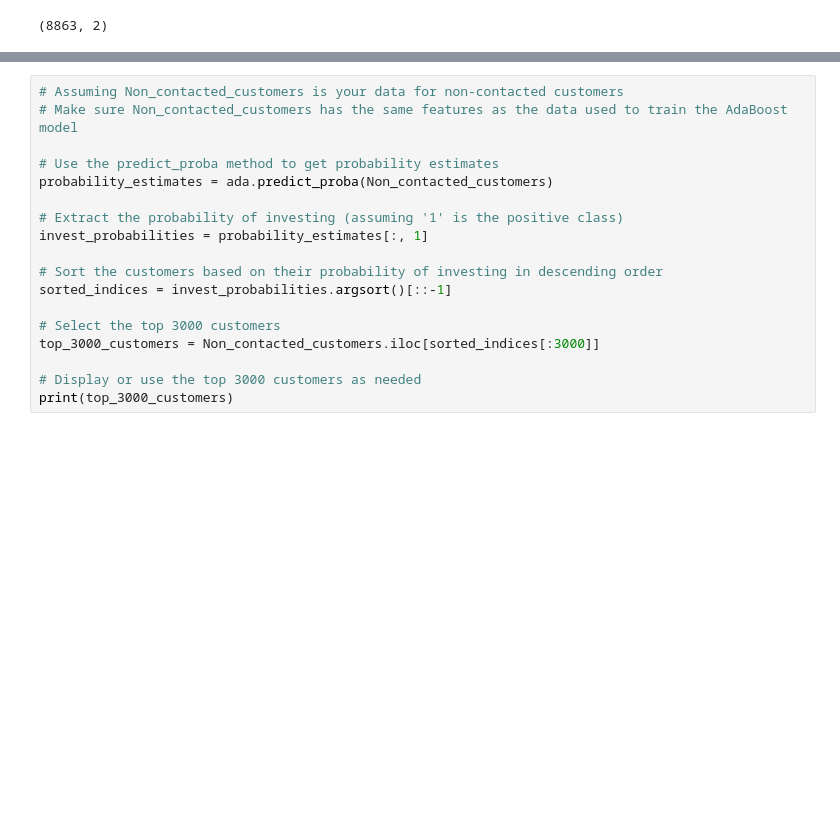
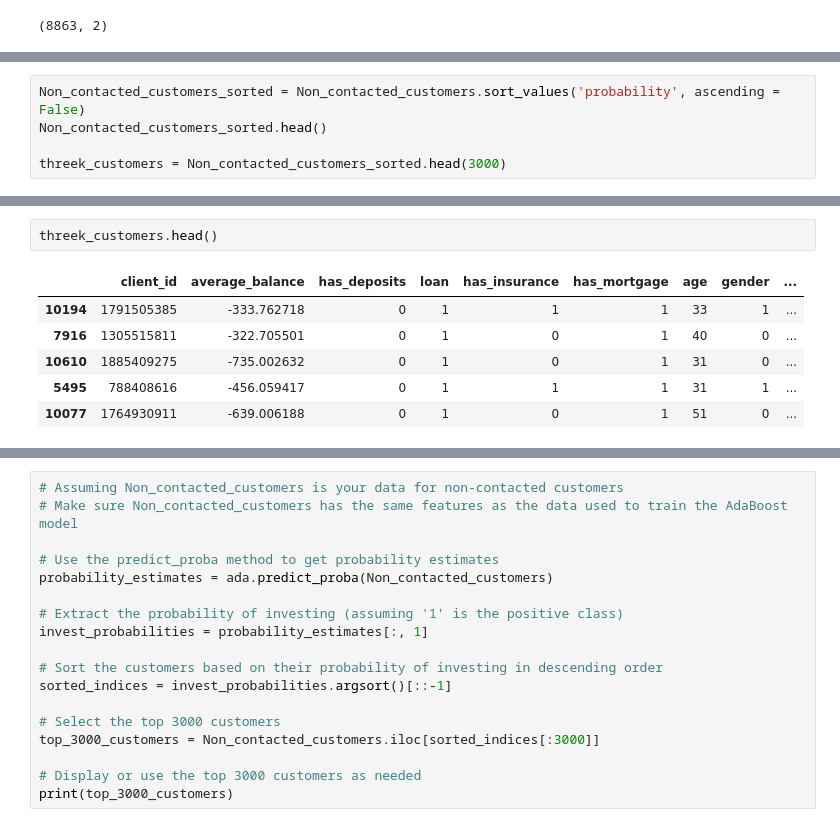
Before and after one commit to braverun/cb_case_study, a Jupyter notebook: cb_case_study.ipynb, the cells around one changed output, grey strips where cells are left out. Cells and saved outputs as stored; diff of their text form; blank space fills up the shorter version.

```diff
--- a/cb_case_study.ipynb
+++ b/cb_case_study.ipynb
@@ -676,0 +702,5 @@ Outcomes.shape
+# %%
+Non_contacted_customers_sorted = Non_contacted_customers.sort_values('probability', ascending = False)
+Non_contacted_customers_sorted.head()
+
+threek_customers = Non_contacted_customers_sorted.head(3000)
@@ -676,0 +711,9 @@ Outcomes.shape
+# %%
+threek_customers.head()
+# %% [output]
+|  | client_id | average_balance | has_deposits | loan | has_insurance | has_mortgage | age | gender | ... |
+| 10194 | 1791505385 | -333.762718 | 0 | 1 | 1 | 1 | 33 | 1 | ... |
+| 7916 | 1305515811 | -322.705501 | 0 | 1 | 0 | 1 | 40 | 0 | ... |
+| 10610 | 1885409275 | -735.002632 | 0 | 1 | 0 | 1 | 31 | 0 | ... |
+| 5495 | 788408616 | -456.059417 | 0 | 1 | 1 | 1 | 31 | 1 | ... |
+| 10077 | 1764930911 | -639.006188 | 0 | 1 | 0 | 1 | 51 | 0 | ... |
```
Also changed, not shown: parts of 11 cells of this notebook.
